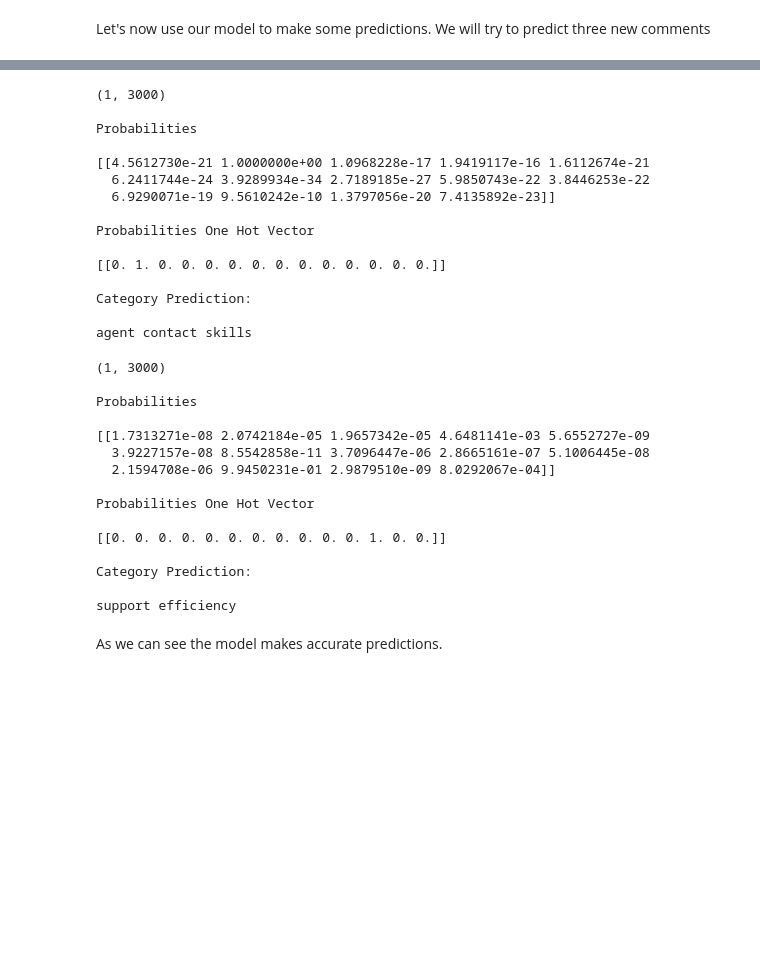
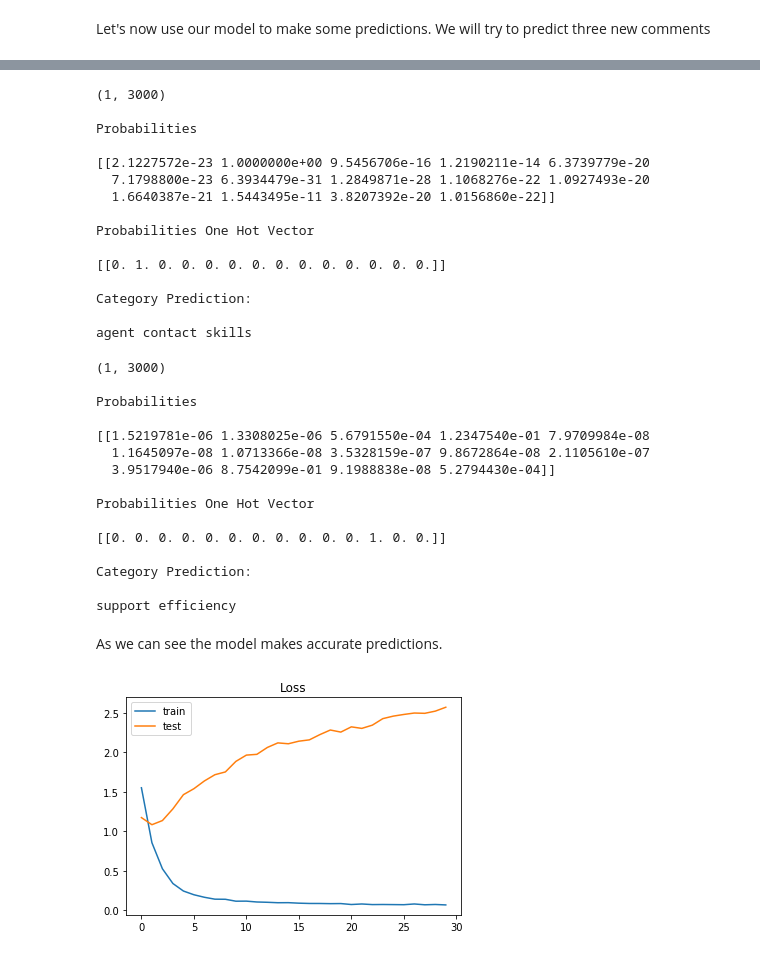
Before and after one commit to thanasis-angelis/Comment-text-claassification, a Jupyter notebook: Big_Data_Content_Analytics_Project.ipynb, the cells around one changed output, grey strips where cells are left out. Drawn from its saved outputs; the diff is of its cells as text; code cells hidden in the pictures; blank space fills up the shorter version.

```diff
--- a/Big_Data_Content_Analytics_Project.ipynb
+++ b/Big_Data_Content_Analytics_Project.ipynb
@@ -110,3 +109,15 @@ test_sss = StratifiedShuffleSplit(n_splits=5,
 val_sss = StratifiedShuffleSplit(n_splits=5,
                                  test_size=0.2,
                                  random_state=0)
+# %%
+# splitting in train-val and test
+
+X_train_val, X_test, y_train_val, y_test = None, None, None, None
+
+# getting the indexes for each dataset
+for train_index, test_index in test_sss.split(X, y):
+
+    print("TRAIN-VAL:", train_index[:10], "TEST:", test_index[:10])
+
+    X_train_val, X_test = X[train_index], X[test_index]
+    y_train_val, y_test = y[train_index], y[test_index]
@@ -484,9 +504,9 @@ print(y_enc.inverse_transform(comments_pred_hot)[0][0])
 
 Probabilities
 
-[[4.5612730e-21 1.0000000e+00 1.0968228e-17 1.9419117e-16 1.6112674e-21
-  6.2411744e-24 3.9289934e-34 2.7189185e-27 5.9850743e-22 3.8446253e-22
-  6.9290071e-19 9.5610242e-10 1.3797056e-20 7.4135892e-23]]
+[[2.1227572e-23 1.0000000e+00 9.5456706e-16 1.2190211e-14 6.3739779e-20
+  7.1798800e-23 6.3934479e-31 1.2849871e-28 1.1068276e-22 1.0927493e-20
+  1.6640387e-21 1.5443495e-11 3.8207392e-20 1.0156860e-22]]
 
 Probabilities One Hot Vector
 
@@ -521,9 +541,9 @@ print(y_enc.inverse_transform(comments_pred_hot)[0][0])
 
 Probabilities
 
-[[1.7313271e-08 2.0742184e-05 1.9657342e-05 4.6481141e-03 5.6552727e-09
-  3.9227157e-08 8.5542858e-11 3.7096447e-06 2.8665161e-07 5.1006445e-08
-  2.1594708e-06 9.9450231e-01 2.9879510e-09 8.0292067e-04]]
+[[1.5219781e-06 1.3308025e-06 5.6791550e-04 1.2347540e-01 7.9709984e-08
+  1.1645097e-08 1.0713366e-08 3.5328159e-07 9.8672864e-08 2.1105610e-07
+  3.9517940e-06 8.7542099e-01 9.1988838e-08 5.2794430e-04]]
 
 Probabilities One Hot Vector
 
@@ -536,0 +562,9 @@ As we can see the model makes accurate predictions.
+# %%
+
+plt.title('Loss')
+plt.plot(history.history['loss'], label='train')
+plt.plot(history.history['val_loss'], label='test')
+plt.legend()
+plt.show();
+# %% [output]
+[figure, added]
```
Also changed, not shown: parts of 31 cells of this notebook.
